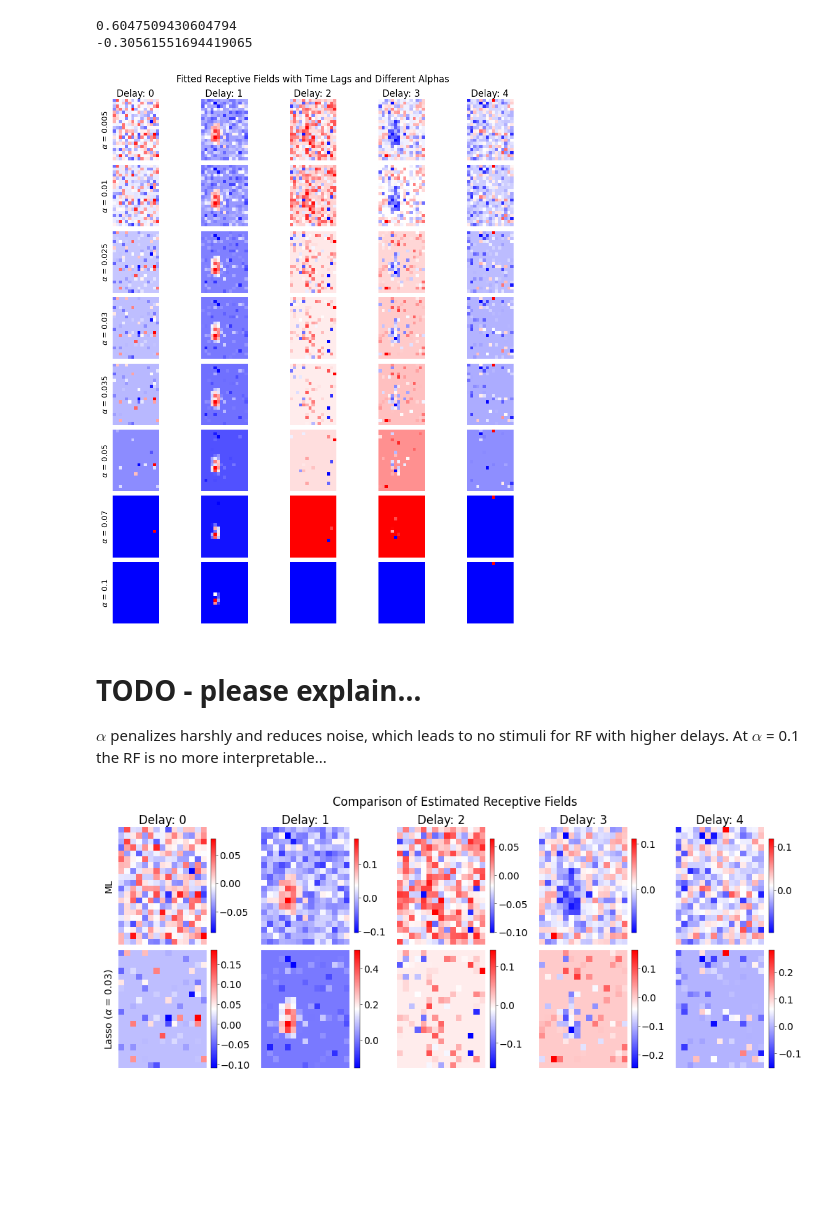
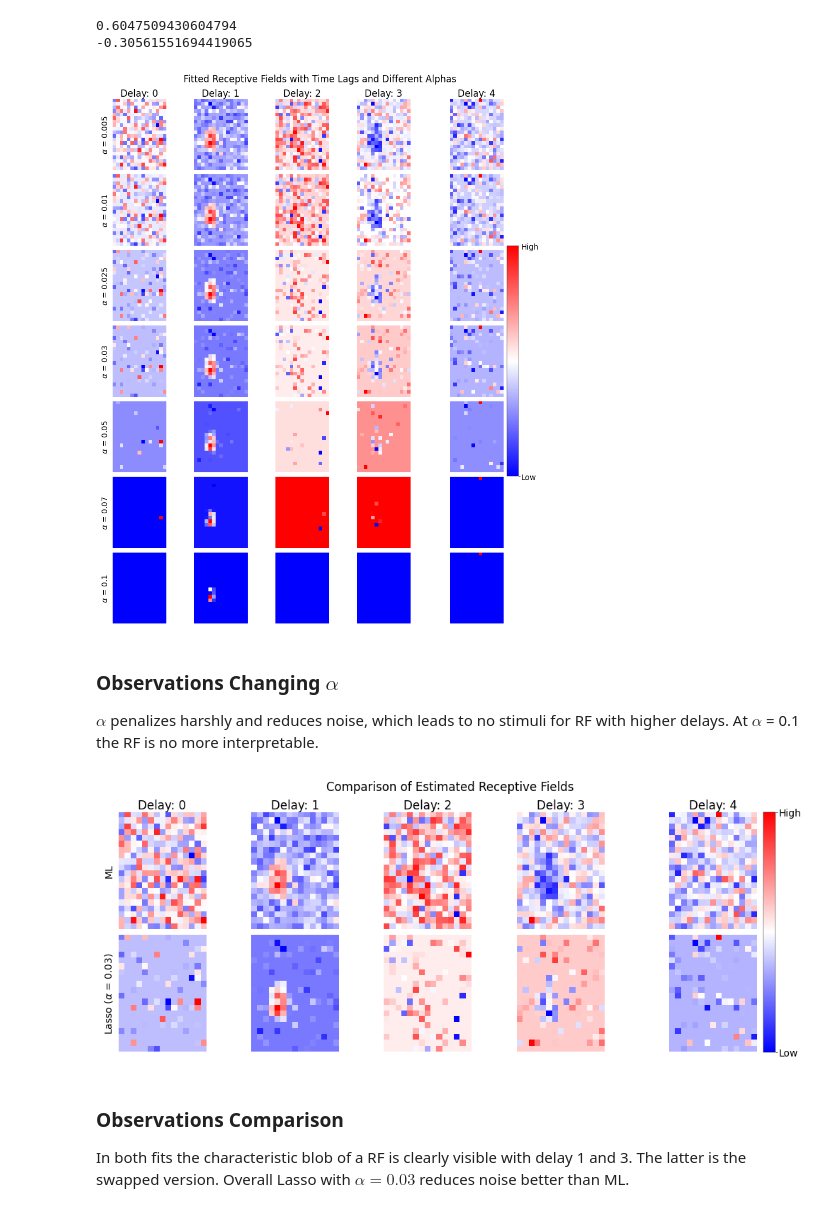
Before and after one commit to stedavkle/uni-tue-nds, a Jupyter notebook: CL5/notebooks/CodingLab5.ipynb, the cells around one changed output. Saved outputs shown, nothing was run; the diff lists cells and outputs as text; code cells hidden in the pictures; blank space fills up the shorter version.

```diff
--- a/CL5/notebooks/CodingLab5.ipynb
+++ b/CL5/notebooks/CodingLab5.ipynb
@@ -573,9 +572,11 @@ for d in delta:
     ax[d].set_title(f"Delay: {d}")
     ax[d].axis("off")
 
-    # add colorbar
-    cbar = plt.colorbar(im, ax=ax[d], orientation="vertical", shrink=0.6)
-    # TODO the colorbar limits are different for each plot, how to deal with this?
+# add colorbar
+cbar = plt.colorbar(im, ax=ax[delta[-1]], orientation="vertical", shrink=0.9)
+cbar.set_ticks(
+    ticks=[np.min(w_hat[:, -1]), np.max(w_hat[:, -1])], labels=["Low", "High"]
+)
 
 plt.suptitle("Fitted Receptive Fields with Time Lags")
 plt.show()
@@ -676,8 +676,6 @@ from sklearn import linear_model
 delta = [0, 1, 2, 3, 4]
 Dx = 20
 Dy = 15
-
-# TODO lets try another algorithm (pyglmnet) or another lasso implementation of sklearn
 
 
 def lasso_fit(s, spike_count, delta, alpha):
@@ -709,7 +707,7 @@ def lasso_fit(s, spike_count, delta, alpha):
 
 
 # perform the fit for different alphas
-alphas = [0.005, 0.01, 0.025, 0.03, 0.035, 0.05, 0.07, 0.1]
+alphas = [0.005, 0.01, 0.025, 0.03, 0.05, 0.07, 0.1]
 w_hat_alpha = np.zeros(((Dx * Dy), len(delta), len(alphas)))
 for a, alpha in enumerate(alphas):
     w_hat_alpha[:, :, a] = lasso_fit(s, spike_count, delta, alpha)
@@ -722,34 +720,39 @@ print(np.min(w_hat_alpha))
 # %%
 fig, ax = plt.subplots(
     len(alphas), len(delta), figsize=(8, 10), constrained_layout=True
 )
 
 for a, alpha in enumerate(alphas):
     for d, delay in enumerate(delta):
-        ax[a, d].imshow(w_hat_alpha[:, d, a].reshape(Dx, Dy), cmap="bwr")
+        im = ax[a, d].imshow(w_hat_alpha[:, d, a].reshape(Dx, Dy), cmap="bwr")
         ax[a, d].set_xticks([])
         ax[a, d].set_yticks([])
         for spine in ax[a, d].spines.values():
             spine.set_visible(False)  # Hide the axis frame
         if a == 0:
             ax[a, d].set_title(f"Delay: {delay}")
     ax[a, 0].set_ylabel(f"$\\alpha$ = {alpha}")
 
+# add color bar
+cbar = plt.colorbar(im, ax=ax[:, -1], orientation="vertical")
+cbar.set_ticks(
+    ticks=[np.min(w_hat_alpha[:, -1, -1]), np.max(w_hat_alpha[:, -1, -1])],
+    labels=["Low", "High"],
+)
+
 plt.suptitle("Fitted Receptive Fields with Time Lags and Different Alphas")
-# TODO we omit the color bar as the limits are different for each plot and this would be too much
 plt.show()
 # %% [output]
-[figure, old version]
+[figure, new version]
 # %% [markdown]
-# TODO - please explain...
+### Observations Changing $\alpha$
 
-$\alpha$ penalizes harshly and reduces noise, which leads to no stimuli for RF with higher delays. At $\alpha$ = 0.1 the RF is no more interpretable...
+$\alpha$ penalizes harshly and reduces noise, which leads to no stimuli for RF with higher delays. At $\alpha$ = 0.1 the RF is no more interpretable.
 # %%
 # ------------------------------------------
 # plot the estimated receptive fields (1 pt)
 # ------------------------------------------
 
-# TODO choose an alpha!
 i_alpha = 3  # alpha = 0.03
 w_hat_compare = np.zeros(((Dx * Dy), len(delta), 2))
 w_hat_compare[:, :, 0] = w_hat
@@ -759,11 +762,9 @@ label = [f"ML", f"Lasso ($\\alpha$ = {alphas[i_alpha]})"]
 fig, ax = plt.subplots(2, len(delta), figsize=(10, 4), constrained_layout=True)
 # add plot
 for d in delta:
-    im = ax[0, d].imshow(w_hat_compare[:, d, 0].reshape(Dx, Dy), cmap="bwr")
+    ax[0, d].imshow(w_hat_compare[:, d, 0].reshape(Dx, Dy), cmap="bwr")
     ax[0, d].set_title(f"Delay: {d}")
-    cbar = plt.colorbar(im, ax=ax[0, d], orientation="vertical", shrink=0.8)
     im = ax[1, d].imshow(w_hat_compare[:, d, 1].reshape(Dx, Dy), cmap="bwr")
-    cbar = plt.colorbar(im, ax=ax[1, d], orientation="vertical")
 
 ax[0, 0].set_ylabel(label[0])
 ax[1, 0].set_ylabel(label[1])
@@ -774,9 +775,18 @@ for a in ax.flatten():
     for spine in a.spines.values():
         spine.set_visible(False)  # Hide the axis frame
 
-# TODO same color bar issue...
+# add color bar
+cbar = plt.colorbar(im, ax=ax[:, -1], orientation="vertical")
+cbar.set_ticks(
+    ticks=[np.min(w_hat_compare[:, -1, 1]), np.max(w_hat_compare[:, -1, 1])],
+    labels=["Low", "High"],
+)
 
 plt.suptitle("Comparison of Estimated Receptive Fields")
 plt.show()
 # %% [output]
-[figure, old version]
+[figure, new version]
+# %% [markdown]
+### Observations Comparison
+
+In both fits the characteristic blob of a RF is clearly visible with delay 1 and 3. The latter is the swapped version. Overall Lasso with $\alpha = 0.03$ reduces noise better than ML.
```
Also changed, not shown: parts of 5 cells of this notebook.
